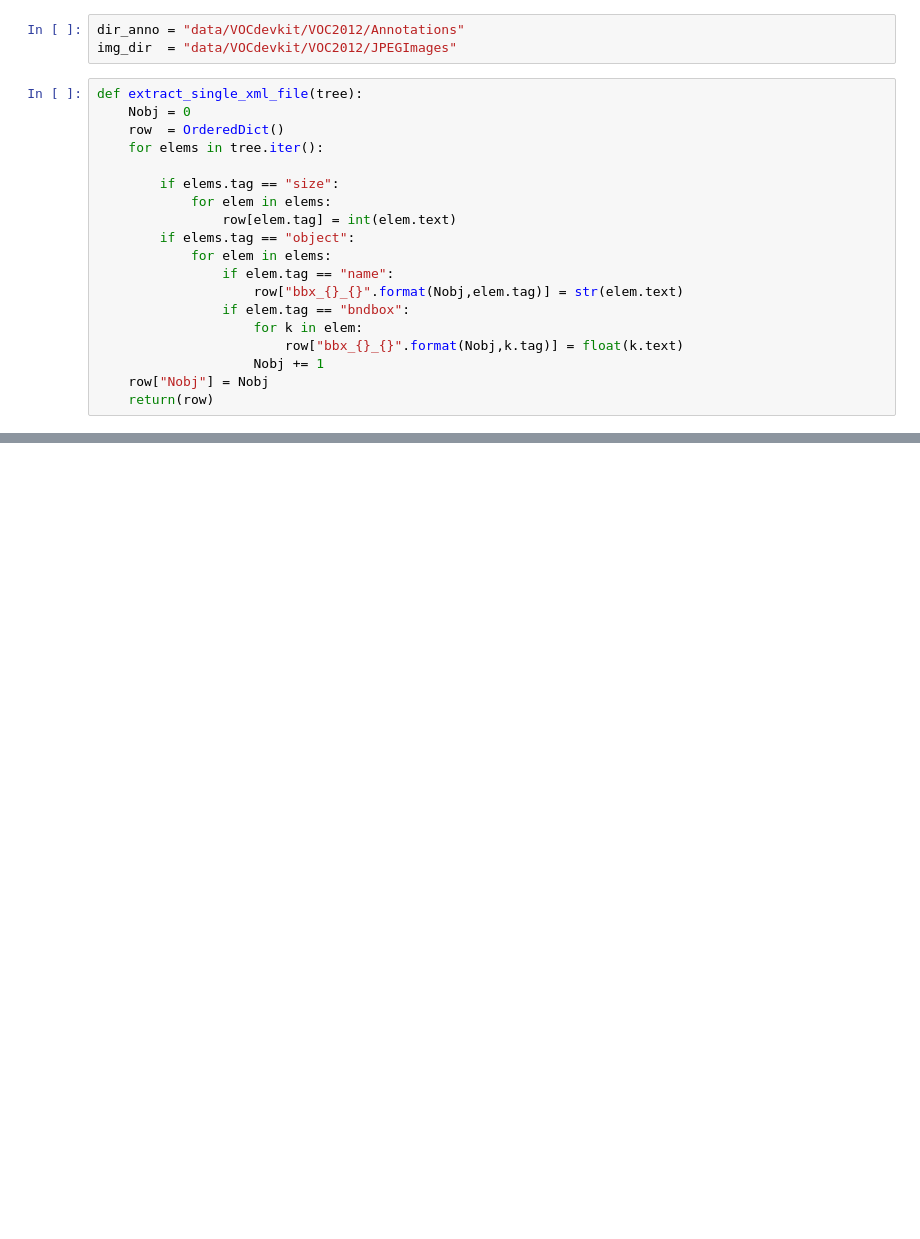
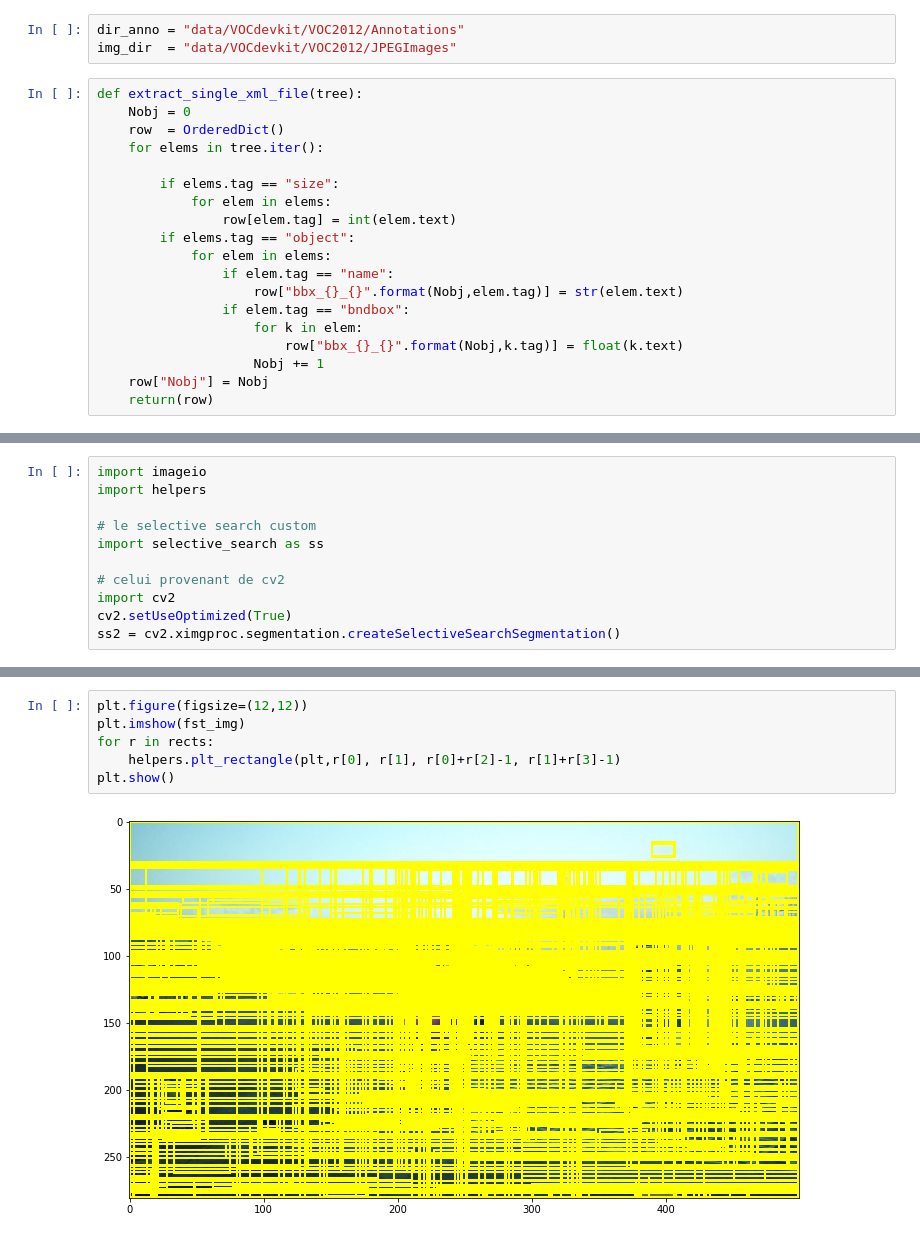
Before and after one commit to plorgue/jerry, a Jupyter notebook: r-cnn.ipynb, the cells around one changed output, grey strips where cells are left out. Cells and saved outputs as stored; diff of their text form; blank space fills up the shorter version.

```diff
--- a/r-cnn.ipynb
+++ b/r-cnn.ipynb
@@ -47,0 +66,11 @@ df_anno.head()
+# %%
+import imageio
+import helpers
+
+# le selective search custom
+import selective_search as ss
+
+# celui provenant de cv2
+import cv2
+cv2.setUseOptimized(True)
+ss2 = cv2.ximgproc.segmentation.createSelectiveSearchSegmentation()
@@ -47,0 +118,8 @@ df_anno.head()
+# %%
+plt.figure(figsize=(12,12))
+plt.imshow(fst_img)
+for r in rects:
+    helpers.plt_rectangle(plt,r[0], r[1], r[0]+r[2]-1, r[1]+r[3]-1)
+plt.show()
+# %% [output]
+[figure, added]
```
Also changed, not shown: parts of 61 cells of this notebook, 6 other files.
